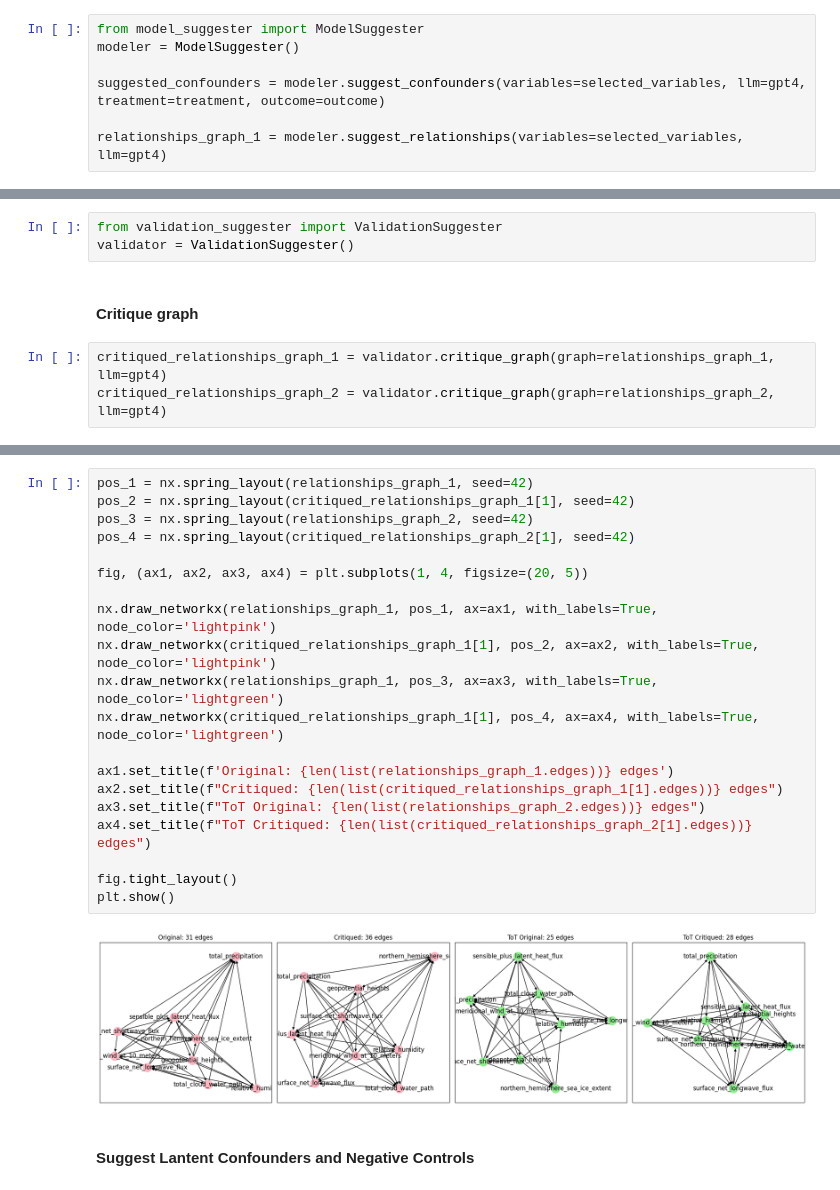
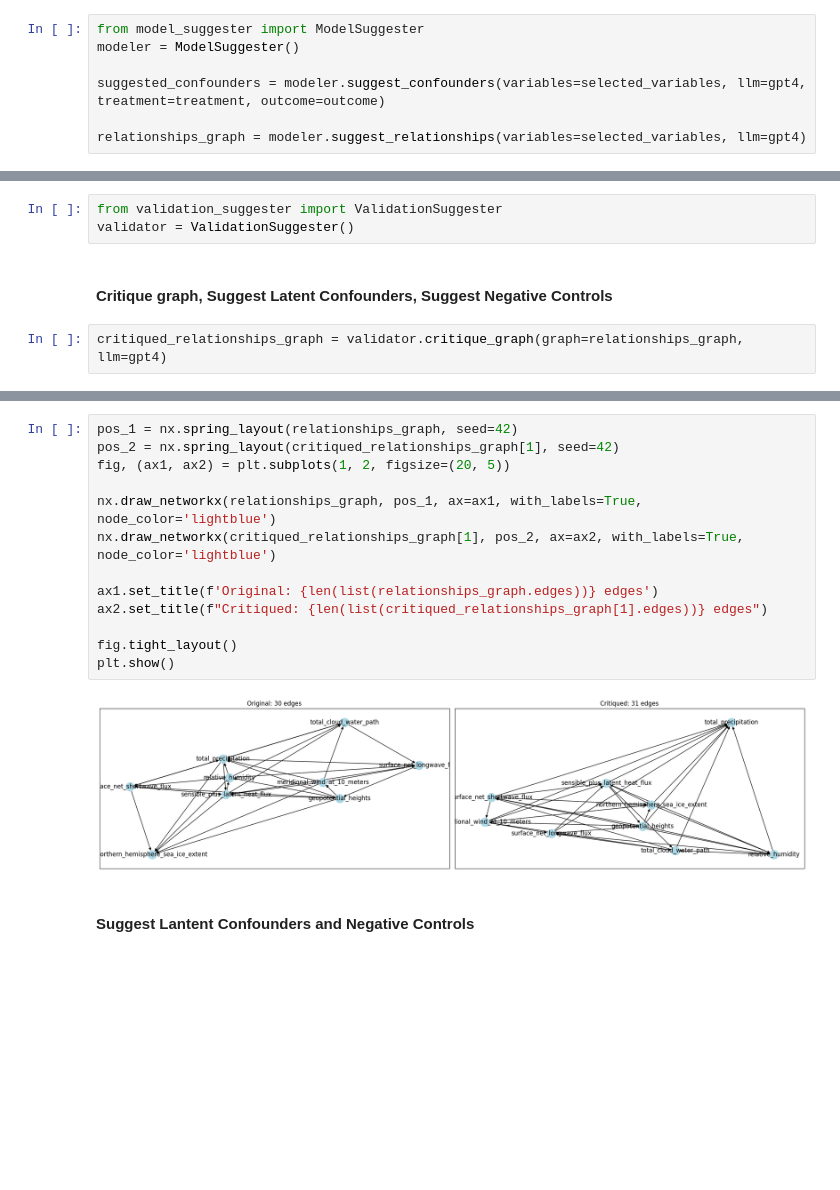
Before and after one commit to py-why/pywhy-llm, a Jupyter notebook: presentation_example.ipynb, the cells around one changed output, grey strips where cells are left out. Drawn from its saved outputs; the diff is of its cells as text; blank space fills up the shorter version.

```diff
--- a/presentation_example.ipynb
+++ b/presentation_example.ipynb
@@ -173,7 +173,7 @@ modeler = ModelSuggester()
 
 suggested_confounders = modeler.suggest_confounders(variables=selected_variables, llm=gpt4, treatment=treatment, outcome=outcome)
 
-relationships_graph_1 = modeler.suggest_relationships(variables=selected_variables, llm=gpt4)
+relationships_graph = modeler.suggest_relationships(variables=selected_variables, llm=gpt4)
 # %% [output]
 [interactive output not drawn]
 ['A. Yes']
@@ -233,34 +234,26 @@ Estimand assumption 2, Exclusion: If we remove {relative_humidity,geopotential_h
 from validation_suggester import ValidationSuggester
 validator = ValidationSuggester()
 # %% [markdown]
-#### Critique graph
+#### Critique graph, Suggest Latent Confounders, Suggest Negative Controls
 # %%
-critiqued_relationships_graph_1 = validator.critique_graph(graph=relationships_graph_1, llm=gpt4)
-critiqued_relationships_graph_2 = validator.critique_graph(graph=relationships_graph_2, llm=gpt4)
+critiqued_relationships_graph = validator.critique_graph(graph=relationships_graph, llm=gpt4)
 # %% [output]
 [interactive output not drawn]
 # %%
-pos_1 = nx.spring_layout(relationships_graph_1, seed=42)
-pos_2 = nx.spring_layout(critiqued_relationships_graph_1[1], seed=42)
-pos_3 = nx.spring_layout(relationships_graph_2, seed=42)
-pos_4 = nx.spring_layout(critiqued_relationships_graph_2[1], seed=42)
+pos_1 = nx.spring_layout(relationships_graph, seed=42)
+pos_2 = nx.spring_layout(critiqued_relationships_graph[1], seed=42)
+fig, (ax1, ax2) = plt.subplots(1, 2, figsize=(20, 5))
 
-fig, (ax1, ax2, ax3, ax4) = plt.subplots(1, 4, figsize=(20, 5))
+nx.draw_networkx(relationships_graph, pos_1, ax=ax1, with_labels=True, node_color='lightblue')
+nx.draw_networkx(critiqued_relationships_graph[1], pos_2, ax=ax2, with_labels=True, node_color='lightblue')
 
-nx.draw_networkx(relationships_graph_1, pos_1, ax=ax1, with_labels=True, node_color='lightpink')
-nx.draw_networkx(critiqued_relationships_graph_1[1], pos_2, ax=ax2, with_labels=True, node_color='lightpink')
-nx.draw_networkx(relationships_graph_1, pos_3, ax=ax3, with_labels=True, node_color='lightgreen')
-nx.draw_networkx(critiqued_relationships_graph_1[1], pos_4, ax=ax4, with_labels=True, node_color='lightgreen')
-
-ax1.set_title(f'Original: {len(list(relationships_graph_1.edges))} edges')
-ax2.set_title(f"Critiqued: {len(list(critiqued_relationships_graph_1[1].edges))} edges")
-ax3.set_title(f"ToT Original: {len(list(relationships_graph_2.edges))} edges")
-ax4.set_title(f"ToT Critiqued: {len(list(critiqued_relationships_graph_2[1].edges))} edges")
+ax1.set_title(f'Original: {len(list(relationships_graph.edges))} edges')
+ax2.set_title(f"Critiqued: {len(list(critiqued_relationships_graph[1].edges))} edges")
 
 fig.tight_layout()
 plt.show()
 # %% [output]
-[figure, old version]
+[figure, new version]
 # %% [markdown]
 #### Suggest Lantent Confounders and Negative Controls
 # %%
```
Also changed, not shown: parts of 4 cells of this notebook.
